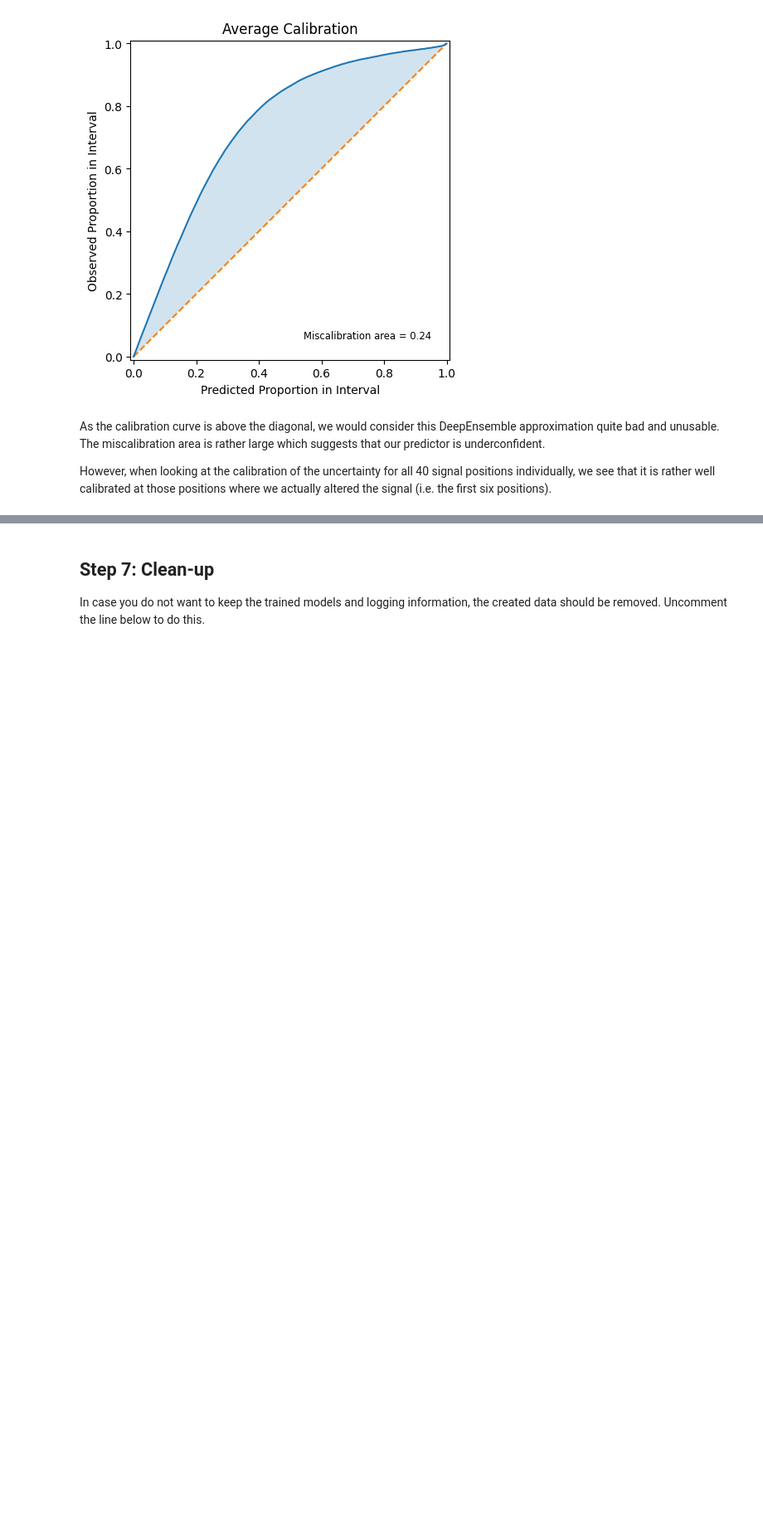
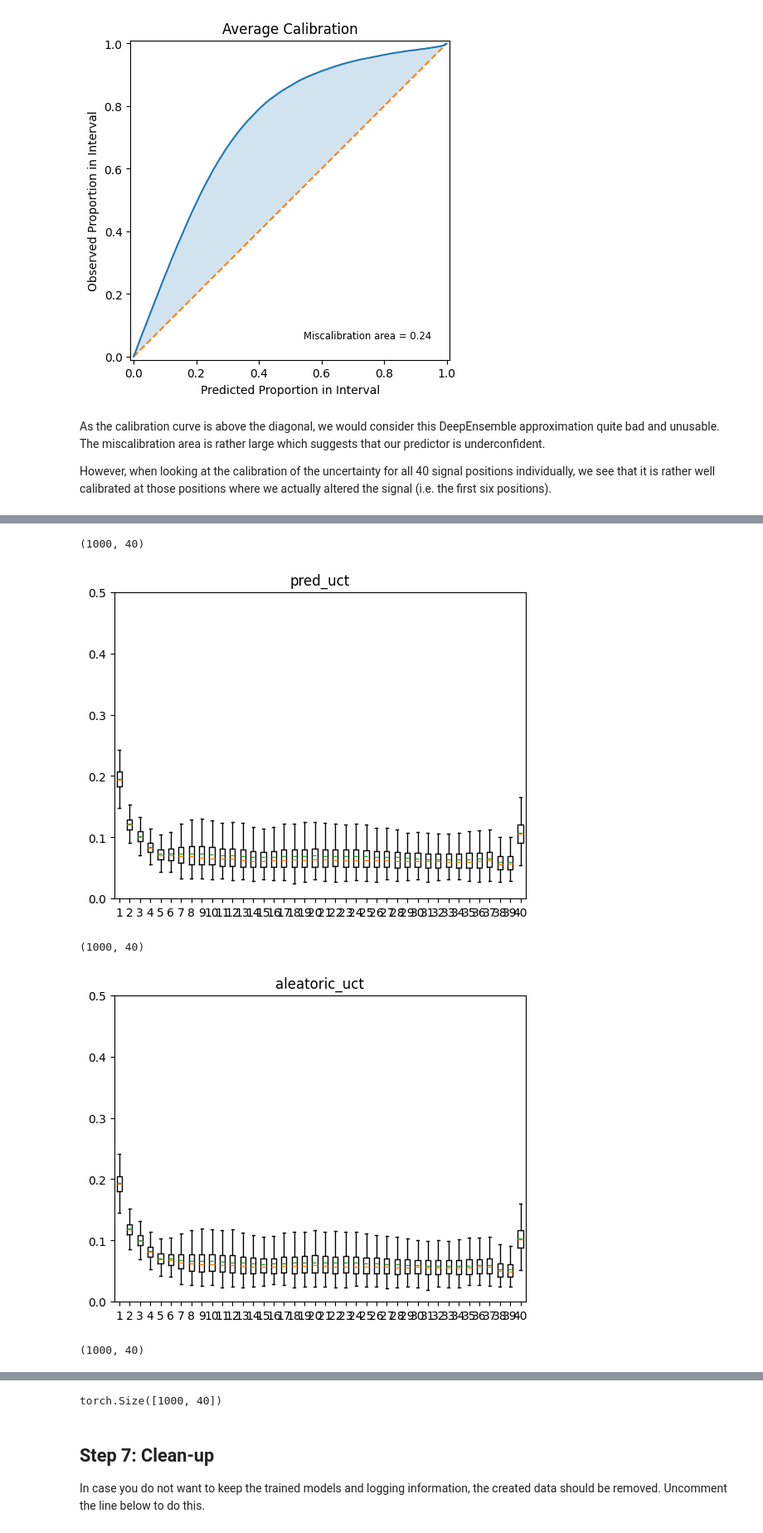
Before and after one commit to lightning-uq-box/lightning-uq-box, a Jupyter notebook: docs/tutorials/regression/deep_ensemble_mv.ipynb, the cells around one changed output, grey strips where cells are left out. Shown at 83% size. Saved outputs shown, nothing was run; the diff lists cells and outputs as text; code cells hidden in the pictures; blank space fills up the shorter version.

```diff
--- a/docs/tutorials/regression/deep_ensemble_mv.ipynb
+++ b/docs/tutorials/regression/deep_ensemble_mv.ipynb
@@ -585,0 +634,16 @@ for xidx in range(y_mean.shape[-1]):
+# %%
+for uct_kind in ['pred_uct', 'aleatoric_uct', 'epistemic_uct']:
+    plt.figure()
+    uct = preds[uct_kind].cpu().numpy()  # B x X
+    print(uct.shape)
+
+    plt.boxplot(uct, meanline=True, showmeans=True, showfliers=False)
+    plt.title(uct_kind)
+    plt.ylim(0, 0.5)
+    plt.show()
+# %% [output]
+(1000, 40)
+[figure, added]
+(1000, 40)
+[figure, added]
+(1000, 40)
@@ -586,3 +651,7 @@ for xidx in range(y_mean.shape[-1]):
+# %%
+preds['pred_uct'].shape
+# %% [output]
+torch.Size([1000, 40])
 # %% [markdown]
 ## Step 7: Clean-up
 
```
Also changed, not shown: parts of 12 cells of this notebook.
